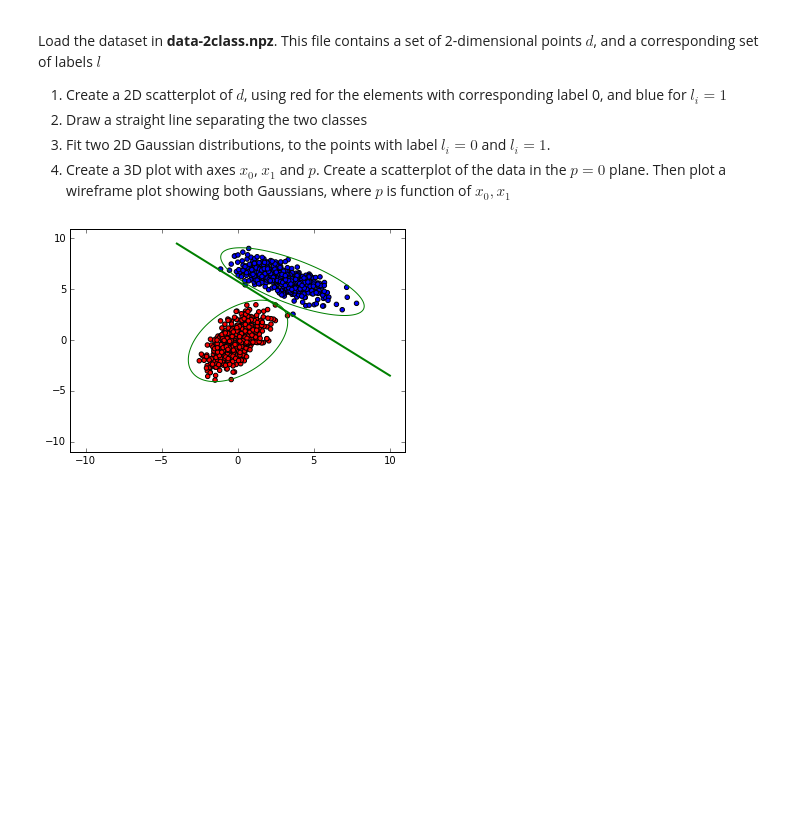
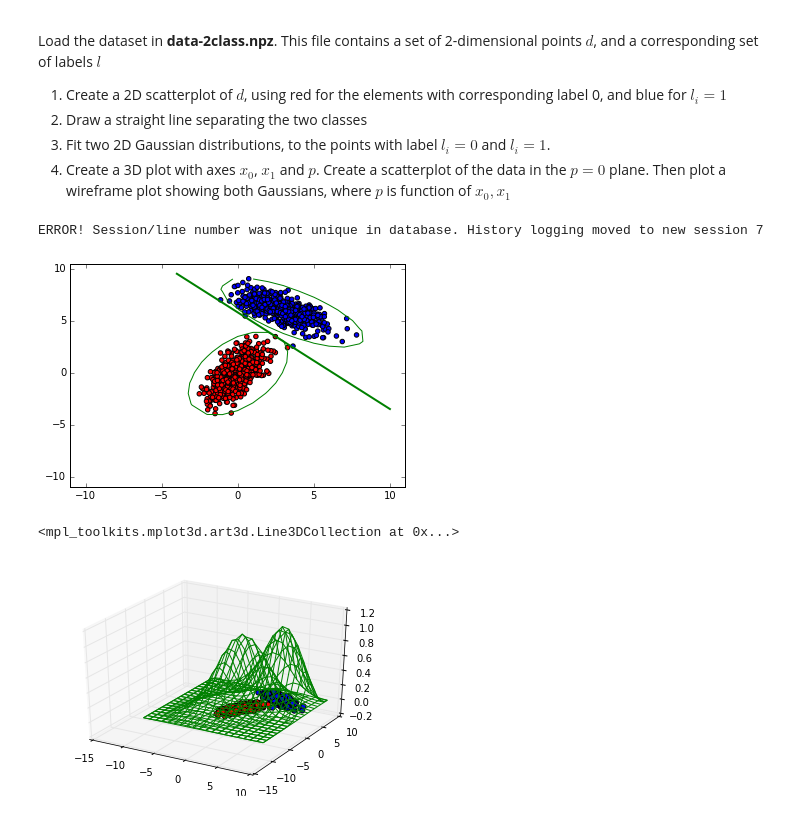
Before and after one commit to thomasbrus/machine-learning, a Jupyter notebook: practicum/week-1/lab-1.ipynb, the cells around one changed output. Drawn from its saved outputs; the diff is of its cells as text; code cells hidden in the pictures; blank space fills up the shorter version.

Commit message:
Finished 3d scatter plot / wireframe as well

```diff
--- a/practicum/week-1/lab-1.ipynb
+++ b/practicum/week-1/lab-1.ipynb
@@ -166,39 +166,53 @@ def gaussian(height, center_x, center_y, width_x, width_y, rotation):
 # %%
 d = np.load("data-2class.npz")
 
 xs = [x[0] for x in d['d']]
 ys = [x[1] for x in d['d']]
-
 
 # Scatter plot (blue & red)
 color_map = { 0: 'red', 1: 'blue' }
 colors = map(lambda label: color_map[int(label)], d['l'])
 
 plt.scatter(xs, ys, c=colors)
 
 plt.plot([-4, 10], [9.5, -3.5], color='green', linewidth=2)
 
 
 # Contour 1 (red)
-x = np.arange(-10.0, 10.0, 0.025)
-y = np.arange(-10.0, 10.0, 0.025)
+x1 = np.arange(-10.0, 10.0, 1.0)
+y1 = np.arange(-10.0, 10.0, 1.0)
 
-X, Y = np.meshgrid(x, y)
-Z = gaussian(1.0, 0.2, -0.2, 3.8, 2.2, -57)(X, Y)
+X1, Y1 = np.meshgrid(x1, y1)
+Z1 = gaussian(1.0, 0.2, -0.2, 3.8, 2.2, -57)(X1, Y1)
 
-plt.contour(X, Y, Z, 1, colors='green')
+plt.contour(X1, Y1, Z1, 1, colors='green')
 
 
 # Contour 2 (blue)
-x = np.arange(-10.0, 10.0, 0.025)
-y = np.arange(-10.0, 10.0, 0.025)
+x2 = np.arange(-10.0, 10.0, 1.0)
+y2 = np.arange(-10.0, 10.0, 1.0)
 
-X, Y = np.meshgrid(x, y)
-Z = gaussian(1.0, 5.0, 8.0, 4.6, 1.7, 32)(X, Y)
+X2, Y2 = np.meshgrid(x1, y1)
+Z2 = gaussian(1.0, 5.0, 8.0, 4.6, 1.7, 32)(X2, Y2)
 
-plt.contour(X, Y, Z, 1, colors='green')
+plt.contour(X2, Y2, Z2, 1, colors='green')
+
+plt.show()
 
 
-plt.show()
+# 3d scatter plot
+import matplotlib.pyplot as plt
+from mpl_toolkits.mplot3d import Axes3D
+fig = plt.figure()
+ax = fig.add_subplot(111, projection='3d')
+
+ax.scatter(xs, ys, zs=0, zdir='z', s=25, c=colors, depthshade=False)
+
+# 3d wireframe plot
+ax.plot_wireframe(X1, Y1, Z1, colors='green')
+ax.plot_wireframe(X2, Y2, Z2, colors='green')
 # %% [output]
+ERROR! Session/line number was not unique in database. History logging moved to new session 7
-[figure, old version]
+[figure, new version]
+<mpl_toolkits.mplot3d.art3d.Line3DCollection at 0x...>
+[figure, added]
```
